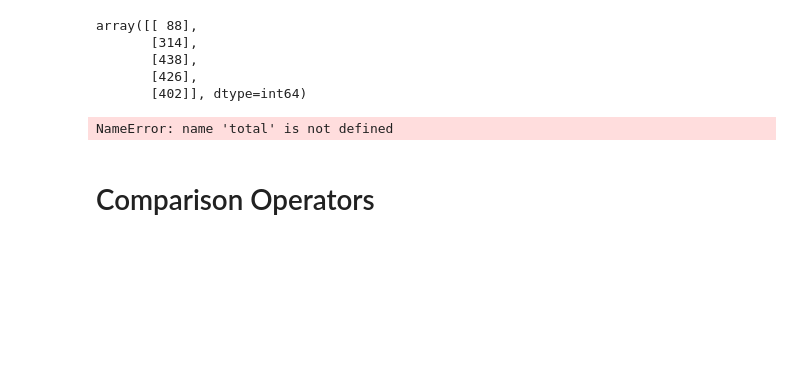
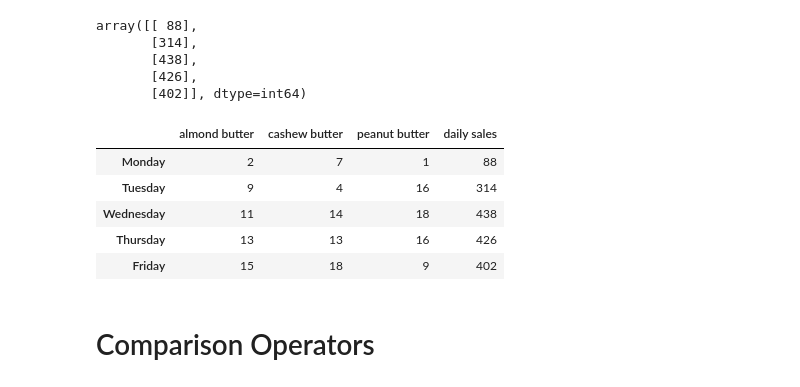
Before and after one commit to kavinda-ravishan/TensorFlow_Developer_Certificate_in_2021_Zero_to_Mastery, a Jupyter notebook: 1. Appendix NumPy/1_NumPy_Introduction.ipynb, the cells around one changed output. Cells and saved outputs as stored; diff of their text form; code cells hidden in the pictures; blank space fills up the shorter version.

```diff
--- a/1. Appendix NumPy/1_NumPy_Introduction.ipynb
+++ b/1. Appendix NumPy/1_NumPy_Introduction.ipynb
@@ -595,11 +600,16 @@ array([[ 88],
        [426],
        [402]], dtype=int64)
 # %%
-Nut_Butter_Store_Sales['daily sales'] = total
+Nut_Butter_Store_Sales['daily sales'] = daily_sales
 
 Nut_Butter_Store_Sales
 # %% [output]
-NameError: name 'total' is not defined
+|  | almond butter | cashew butter | peanut butter | daily sales |
+| Monday | 2 | 7 | 1 | 88 |
+| Tuesday | 9 | 4 | 16 | 314 |
+| Wednesday | 11 | 14 | 18 | 438 |
+| Thursday | 13 | 13 | 16 | 426 |
+| Friday | 15 | 18 | 9 | 402 |
 # %% [markdown]
 # Comparison Operators
 # %%
```
Also changed, not shown: parts of 14 cells of this notebook, 1 other file.
